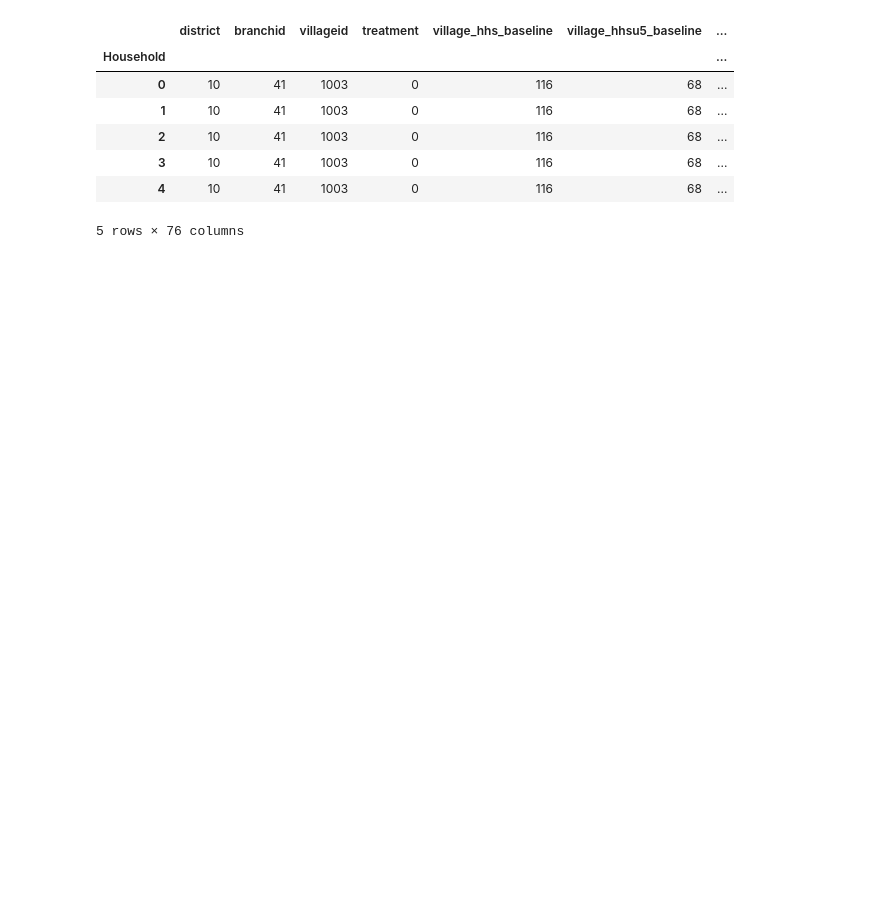
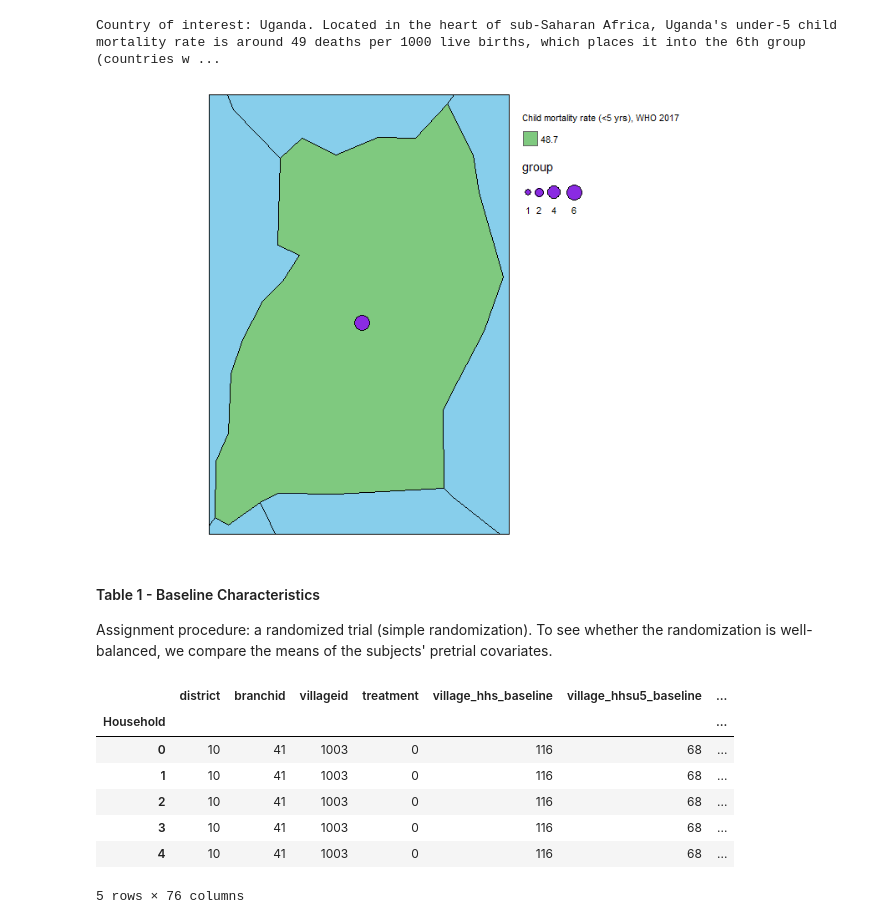
Before and after one commit to madinajapakhova/Project-replication, a Jupyter notebook: MJapakhova project(replication).ipynb, the cells around one changed output. Saved outputs shown, nothing was run; the diff lists cells and outputs as text; code cells hidden in the pictures; blank space fills up the shorter version.

```diff
--- a/MJapakhova project(replication).ipynb
+++ b/MJapakhova project(replication).ipynb
@@ -33,3 +36,14 @@ from sklearn.linear_model import LinearRegression
+# %%
+print("Country of interest: Uganda. Located in the heart of sub-Saharan Africa, Uganda's under-5 child mortality rate is around 49 deaths per 1000 live births, which places it into the 6th group (countries with highest mortality rates).")
+# %% [output]
+Country of interest: Uganda. Located in the heart of sub-Saharan Africa, Uganda's under-5 child mortality rate is around 49 deaths per 1000 live births, which places it into the 6th group (countries w ...
+# %%
+Image(filename='Uganda.png')
+# %% [output]
+[figure, added]
+# %% [markdown]
+#### Table 1 - Baseline Characteristics
+Assignment procedure: a randomized trial (simple randomization). To see whether the randomization is well-balanced, we compare the means of the subjects' pretrial covariates.
 # %%
 baseline = pd.read_csv("AEJ2018_HHmain.csv")
 baseline.index.set_names("Household", inplace = True)
```
Also changed, not shown: parts of 43 cells of this notebook.
